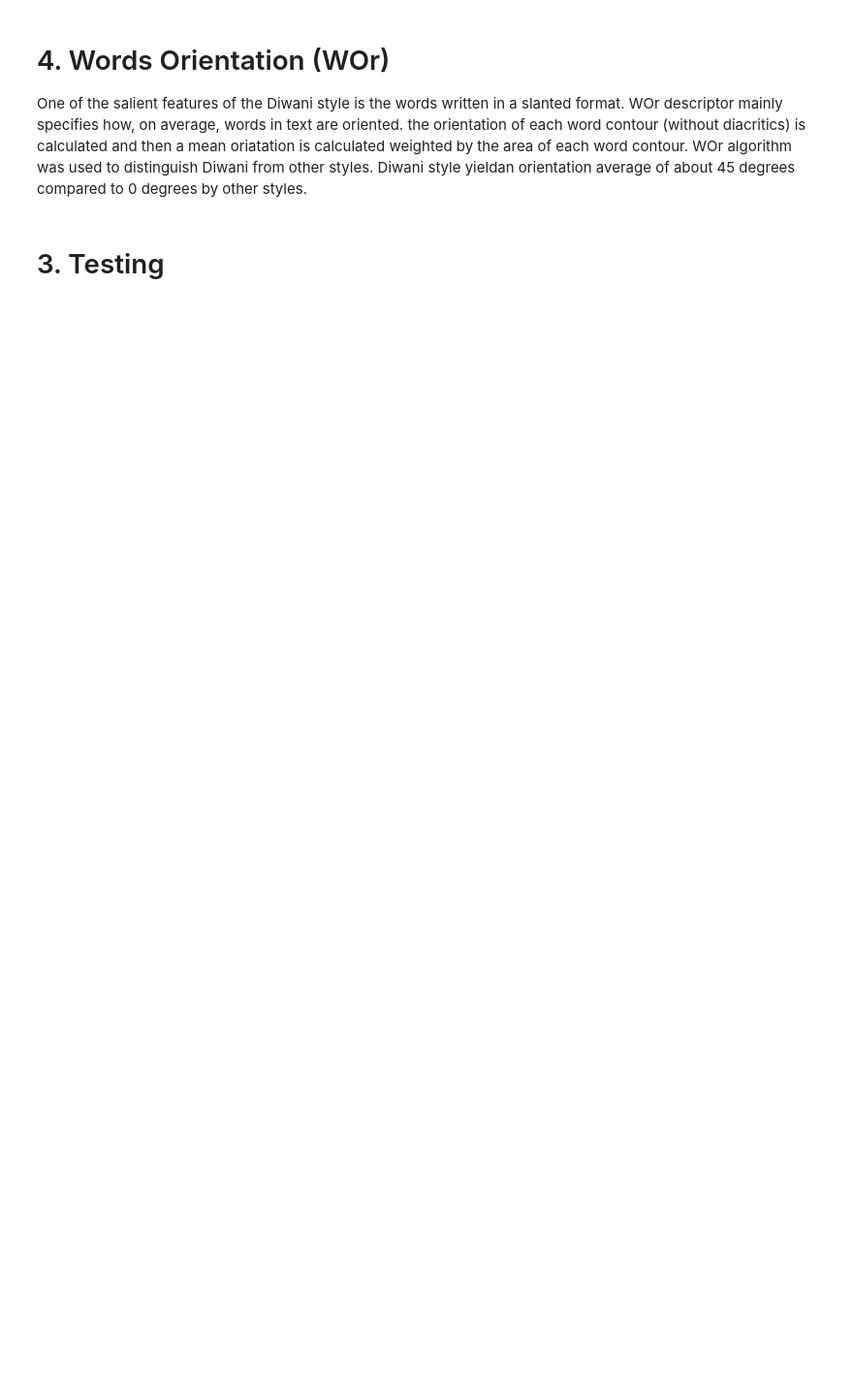
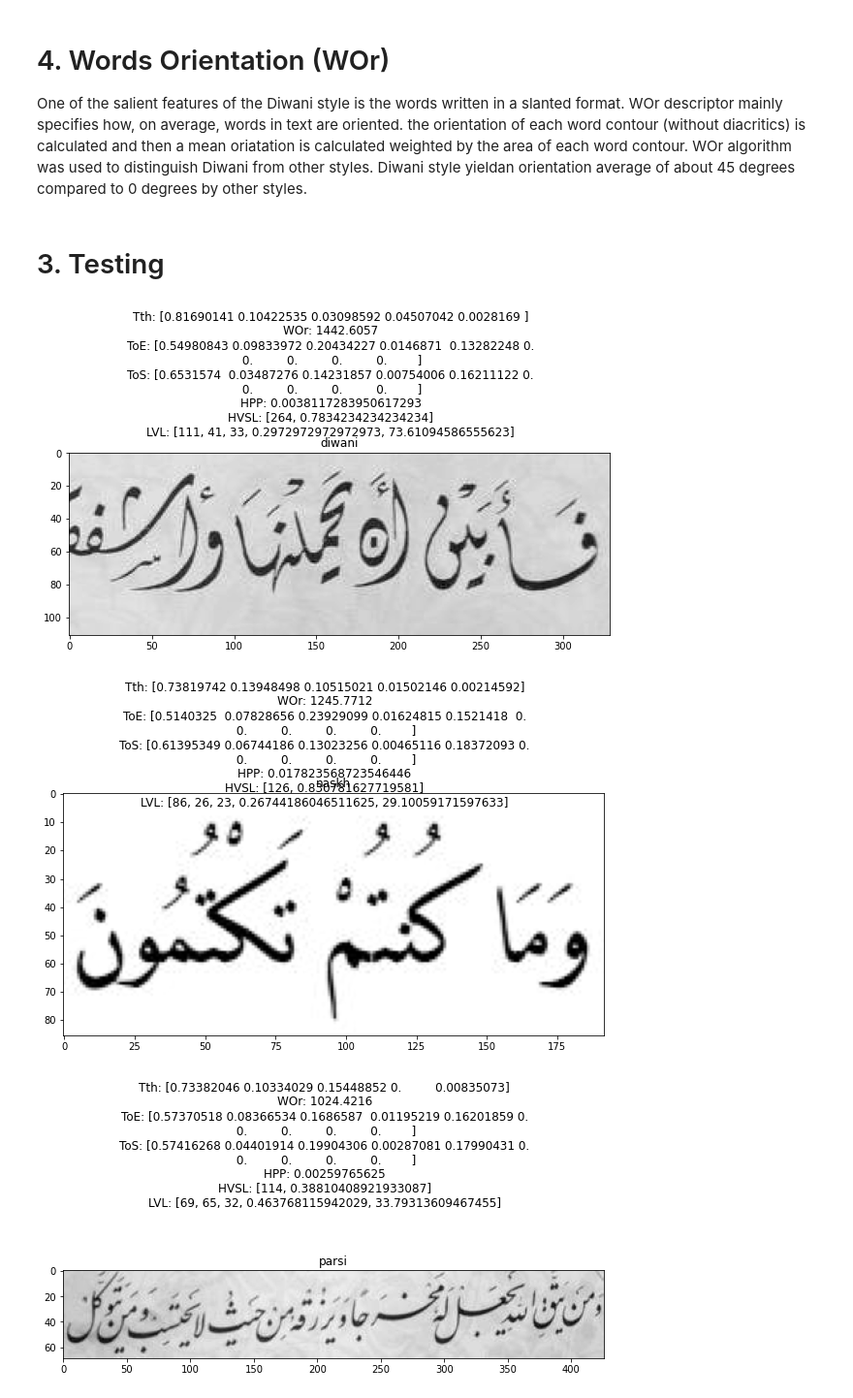
Before and after one commit to SaadBadr/Arabic-Font-Identification, a Jupyter notebook: feature_extraction/feature_extraction.ipynb, the cells around one changed output. Shown at 97% size. Drawn from its saved outputs; the diff is of its cells as text; code cells hidden in the pictures; blank space fills up the shorter version.

```diff
--- a/feature_extraction/feature_extraction.ipynb
+++ b/feature_extraction/feature_extraction.ipynb
@@ -508,7 +461,7 @@ def testing():
         test_image = dataset_images[index]
         binary_image = binarize(test_image)
         cropped_image = crop(binary_image)
-        skeleton_image = extract_skeleton(binary_image)
+        skeleton_image = extract_skeleton(binary_image).astype(np.uint8)
         edge_image = extract_edges(binary_image)
         diacritics_image, text_image = separate_diacritics_and_text(binary_image)
 
@@ -543,5 +496,9 @@ def testing():
         axarr.imshow(test_image, cmap='gray')
         axarr.set_title(class_name)
 # %%
-# if __name__ == '__main__':
-    # testing()
+if __name__ == '__main__':
+    testing()
+# %% [output]
+[figure, added]
+[figure, added]
+[figure, added]
```
Also changed, not shown: parts of 4 cells of this notebook.
